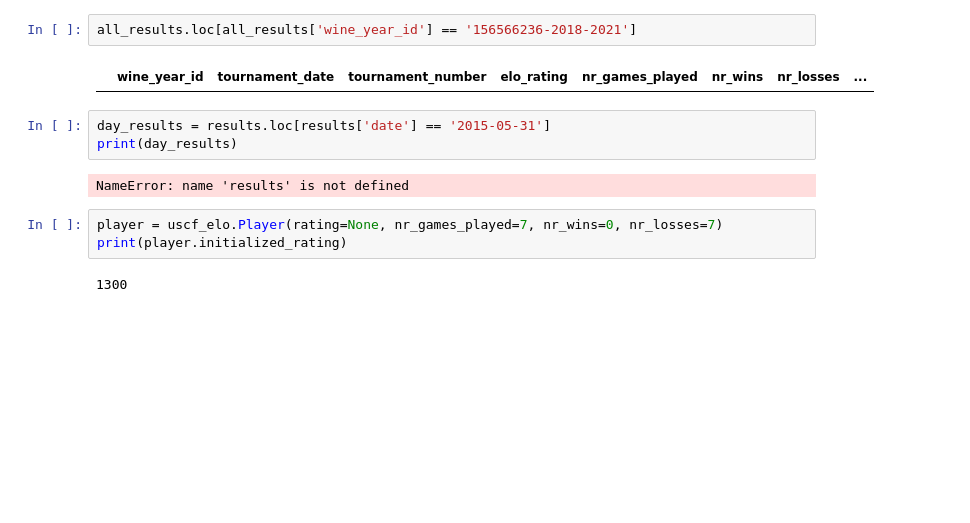
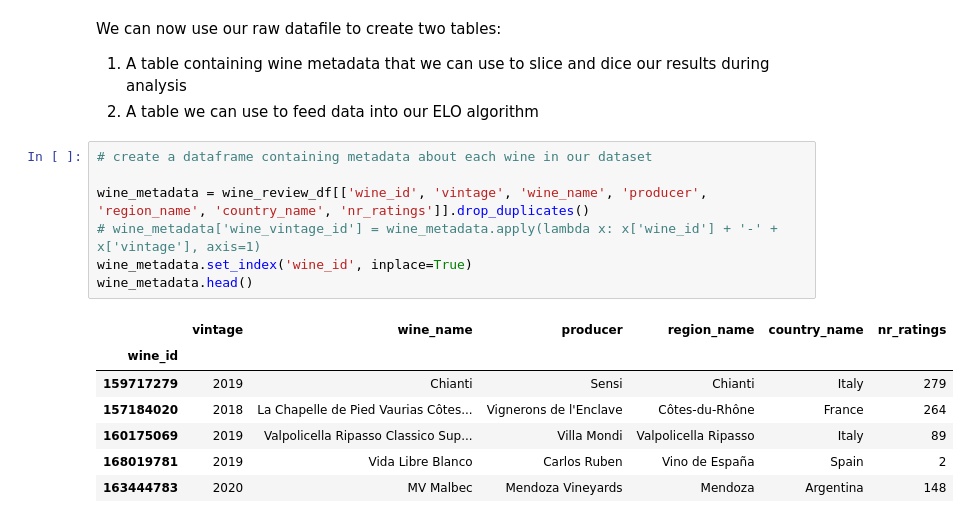
Before and after one commit to RoaldSchuring/WineELO, a Jupyter notebook: wine_elo.ipynb, the cells around one changed output. Saved outputs shown, nothing was run; the diff lists cells and outputs as text; blank space fills up the shorter version.

```diff
--- a/wine_elo.ipynb
+++ b/wine_elo.ipynb
@@ -211,14 +38,20 @@ print(all_results.sort_values(by=['tournament_number'], ascending=False).head(30
-# %%
-all_results.loc[all_results['wine_year_id'] == '156566236-2018-2021']
-# %% [output]
-|  | wine_year_id | tournament_date | tournament_number | elo_rating | nr_games_played | nr_wins | nr_losses | ... |
-# %%
-day_results = results.loc[results['date'] == '2015-05-31']
-print(day_results)
-# %% [output]
-NameError: name 'results' is not defined
-# %%
-player = uscf_elo.Player(rating=None, nr_games_played=7, nr_wins=0, nr_losses=7)
-print(player.initialized_rating)
-# %% [output]
-1300
+# %% [markdown]
+We can now use our raw datafile to create two tables:
+
+1. A table containing wine metadata that we can use to slice and dice our results during analysis
+2. A table we can use to feed data into our ELO algorithm
+# %%
+# create a dataframe containing metadata about each wine in our dataset
+
+wine_metadata = wine_review_df[['wine_id', 'vintage', 'wine_name', 'producer', 'region_name', 'country_name', 'nr_ratings']].drop_duplicates()
+# wine_metadata['wine_vintage_id'] = wine_metadata.apply(lambda x: x['wine_id'] + '-' + x['vintage'], axis=1)
+wine_metadata.set_index('wine_id', inplace=True)
+wine_metadata.head()
+# %% [output]
+|  | vintage | wine_name | producer | region_name | country_name | nr_ratings |
+| wine_id |  |  |  |  |  |  |
+| 159717279 | 2019 | Chianti | Sensi | Chianti | Italy | 279 |
+| 157184020 | 2018 | La Chapelle de Pied Vaurias Côtes... | Vignerons de l'Enclave | Côtes-du-Rhône | France | 264 |
+| 160175069 | 2019 | Valpolicella Ripasso Classico Sup... | Villa Mondi | Valpolicella Ripasso | Italy | 89 |
+| 168019781 | 2019 | Vida Libre Blanco | Carlos Ruben | Vino de España | Spain | 2 |
+| 163444783 | 2020 | MV Malbec | Mendoza Vineyards | Mendoza | Argentina | 148 |
```
Also changed, not shown: parts of 15 cells of this notebook, 4 other files.
